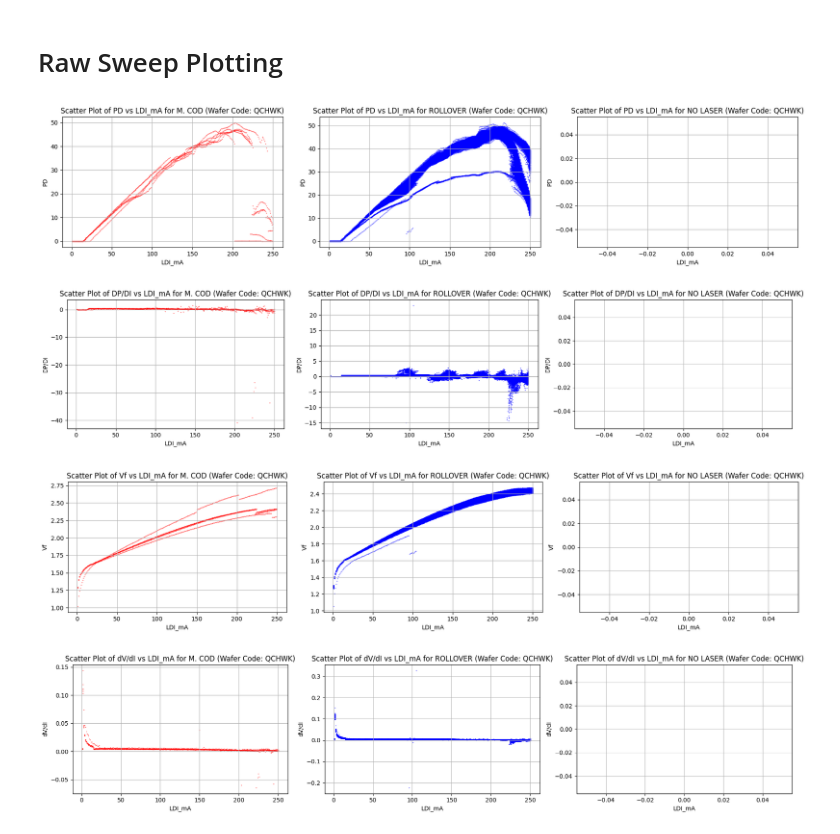
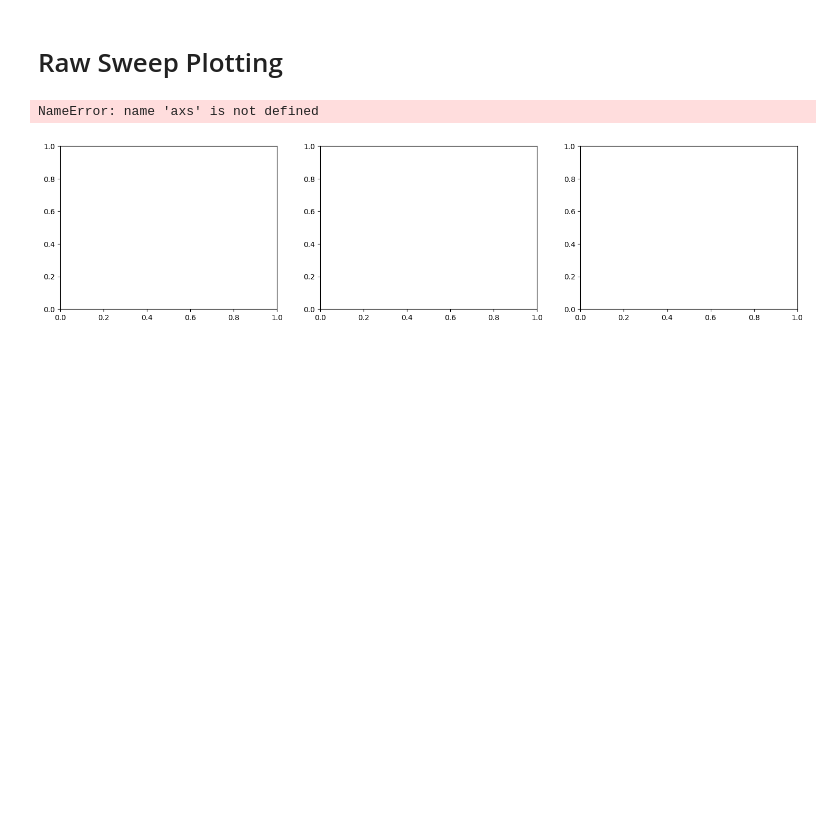
Before and after one commit to VadanKhan/liv-cod-algorithm, a Jupyter notebook: liv_cod_algorithm/cod_algorithm.ipynb, the cells around one changed output. Saved outputs shown, nothing was run; the diff lists cells and outputs as text; code cells hidden in the pictures; blank space fills up the shorter version.

```diff
--- a/liv_cod_algorithm/cod_algorithm.ipynb
+++ b/liv_cod_algorithm/cod_algorithm.ipynb
@@ -435,12 +483,12 @@ QCHWK:
 # Raw Sweep Plotting
 # %%
 # Iterate over all raw sweeps dataframes and create subplots for each of the 3 types (COD, ROLLOVER, and NO LASER)
-for df_raw_sweeps in raw_sweeps_tables:
+for df_raw_sweeps in annotated_sweeps_tables:
     wafer_code = df_raw_sweeps["WAFER_ID"].iloc[0]
 
     # Scatter plot of PD against LDI_mA with subplots for each COD_ROLL_EVAL type
     fig, ax2 = plt.subplots(1, 3, figsize=(18, 4))
-    cod_roll_eval_types = ["M. COD", "ROLLOVER", "NO LASER"]
+    cod_roll_eval_types = ["COD", "ROLLOVER", "NO LASER"]
     colors = ["red", "blue", "orange"]
 
     for ax, cod_type, color in zip(axs, cod_roll_eval_types, colors):
@@ -469,37 +517,35 @@ for df_raw_sweeps in raw_sweeps_tables:
     plt.show()
 
     # Scatter plot of Vf against LDI_mA with subplots for each COD_ROLL_EVAL type
     fig, axs = plt.subplots(1, 3, figsize=(18, 4))
 
     for ax, cod_type, color in zip(axs, cod_roll_eval_types, colors):
         group = df_raw_sweeps[df_raw_sweeps["COD_ROLL_EVAL"] == cod_type]
         ax.scatter(group["LDI_mA"], group["Vf"], alpha=0.8, s=0.2, color=color)
         ax.set_title(f"Scatter Plot of Vf vs LDI_mA for {cod_type} (Wafer Code: {wafer_code})")
         ax.set_xlabel("LDI_mA")
         ax.set_ylabel("Vf")
         ax.grid(True)
 
     plt.tight_layout()
     plt.show()
 
     # Plot dV/dI against LDI_mA with subplots for each COD_ROLL_EVAL type
     fig, axs = plt.subplots(1, 3, figsize=(18, 4))
 
     for ax, cod_type, color in zip(axs, cod_roll_eval_types, colors):
         group = df_raw_sweeps[df_raw_sweeps["COD_ROLL_EVAL"] == cod_type]
         ax.scatter(group["LDI_mA"], group["dV/dI"], alpha=0.8, s=0.2, color=color)
         ax.set_title(f"Scatter Plot of dV/dI vs LDI_mA for {cod_type} (Wafer Code: {wafer_code})")
         ax.set_xlabel("LDI_mA")
         ax.set_ylabel("dV/dI")
         ax.grid(True)
 
     plt.tight_layout()
     plt.show()
 # %% [output]
+NameError: name 'axs' is not defined
-[figure, old version]
+[figure, new version]
-[figure, removed]
-[figure, removed]
-[figure, removed]
 # %%
 # Function to plot PD/LDI and Vf/LDI for a specific laser and wafer
 def plot_specific_touchdown(df_raw_sweeps, wafer_code, touchdown):
```
Also changed, not shown: parts of 4 cells of this notebook, 8 other files.
